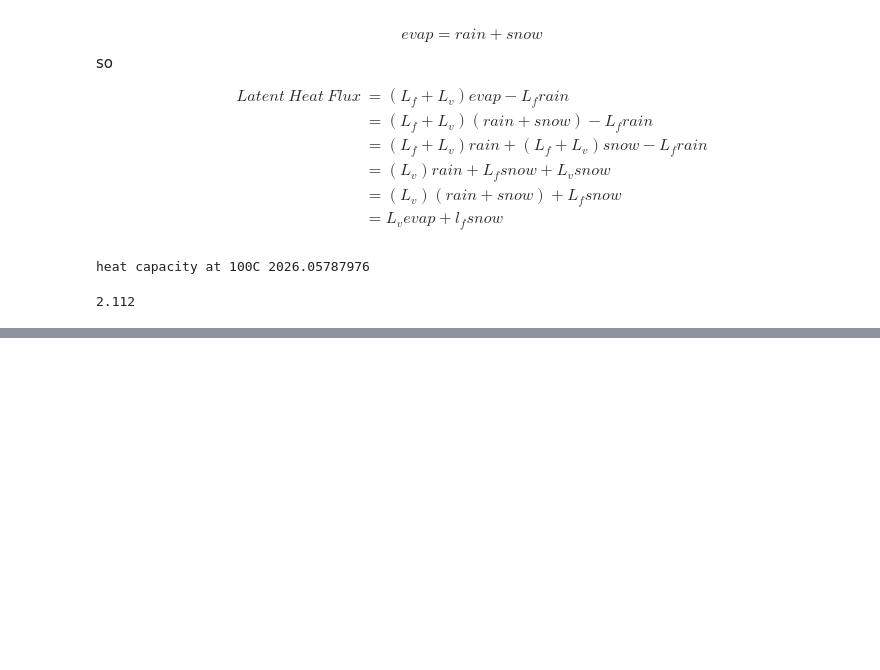
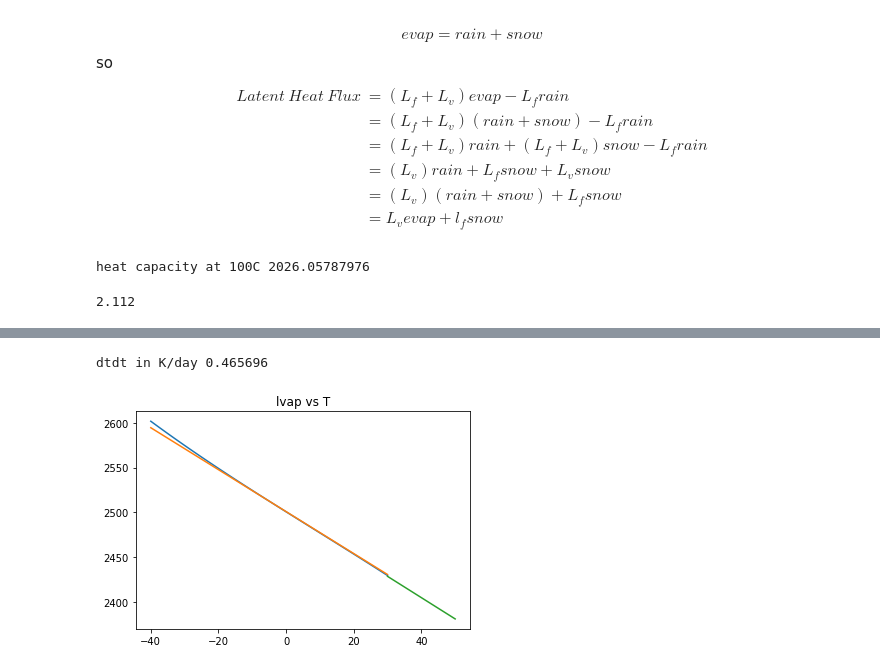
Before and after one commit to philrasch/PhilsPython, a Jupyter notebook: Notebooks/Latent Heats.ipynb, the cells around one changed output, grey strips where cells are left out. Drawn from its saved outputs; the diff is of its cells as text; code cells hidden in the pictures; blank space fills up the shorter version.

Commit message:
small updates to latent heat plots
Former-commit-id: 742efe107a46bc43ae8fe97d0f607114225ceb40

```diff
--- a/Notebooks/Latent Heats.ipynb
+++ b/Notebooks/Latent Heats.ipynb
@@ -52,0 +69,24 @@ heat capacity at 100C 2026.05787976
+# %%
+# if F is 44 W/m2
+dtdt = 44/1000./8.e4*9.8
+print "dtdt in K/day", dtdt*86400.
+# %% [output]
+dtdt in K/day 0.465696
+# %%
+# using Kirchhoffs equation,
+cpv = 1884.4
+cl = 4219.
+t0 = 273.16
+lvap0 = 2.501e6
+T = np.linspace(-40, 30, 100)
+TK = T + t0
+lvap = 2500.8 - 2.36*T + 0.0016*T**2 - 0.00006*T**3
+lvap2 = ((cpv-cl)*(TK-t0)+lvap0)/1000.
+plt.plot(T, lvap)
+plt.plot(T, lvap2)
+T2 = np.linspace(30, 50, 20)
+latvap3 = 2.5e3 - 2.37*(T2)
+plt.plot(T2,latvap3)
+plt.title('lvap vs T');
+# %% [output]
+[figure, added]
```
Also changed, not shown: parts of 2 cells of this notebook.
